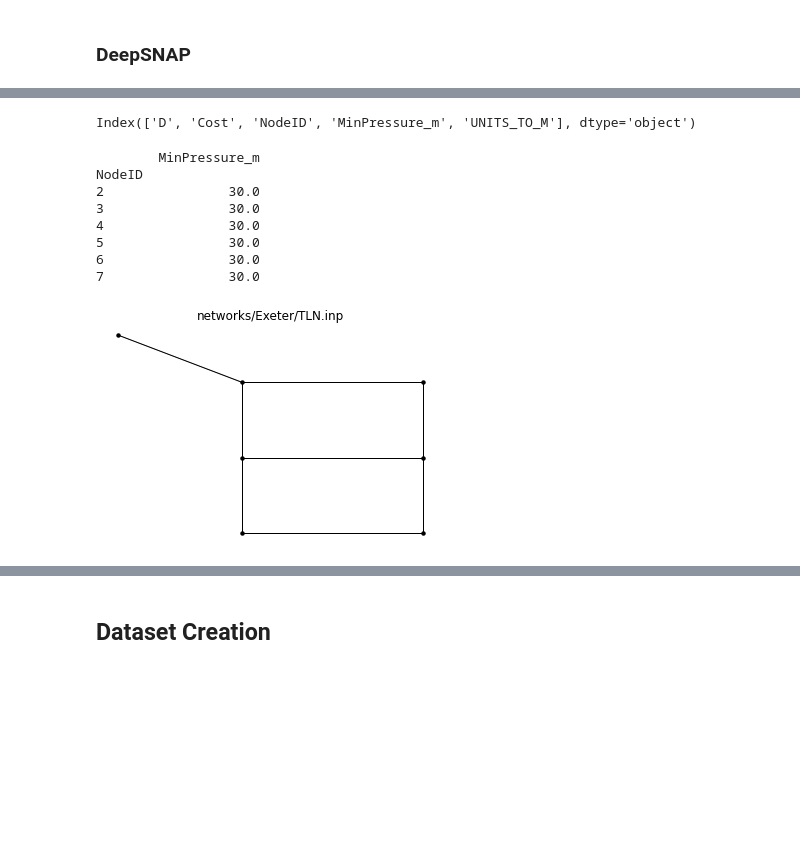
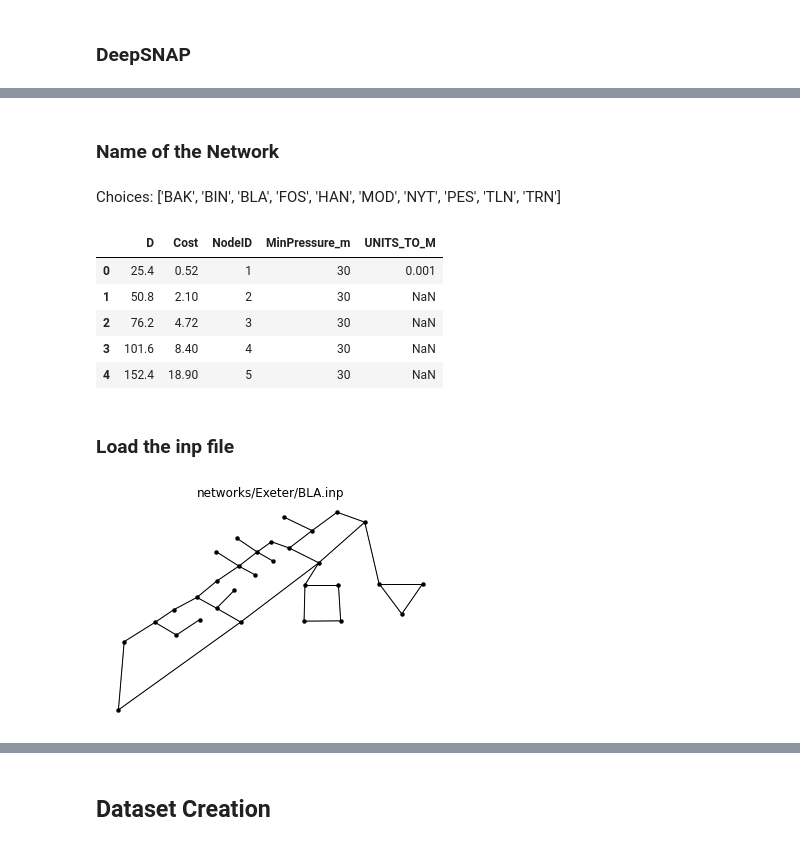
Before and after one commit to alextremo0205/AnyTown_DB, a Jupyter notebook: Exeter_Geom_DB.ipynb, the cells around one changed output, grey strips where cells are left out. Saved outputs shown, nothing was run; the diff lists cells and outputs as text; code cells hidden in the pictures; blank space fills up the shorter version.

```diff
--- a/Exeter_Geom_DB.ipynb
+++ b/Exeter_Geom_DB.ipynb
@@ -42,6 +66,11 @@ def load_inp(inp_file_path):
     results_WDS = sim_WDS.run_sim()
 
     return(wn_WDS, sim_WDS, results_WDS)
+# %% [markdown]
+### Name of the Network
+# %% [markdown]
+Choices:
+\['BAK', 'BIN', 'BLA', 'FOS', 'HAN', 'MOD', 'NYT', 'PES', 'TLN', 'TRN']
 # %%
-name_WDS = 'TLN'
+name_WDS = 'BLA'
 # %%
@@ -49,24 +79,24 @@ WDS_info = pd.read_csv('./networks/Exeter/TLN_info.csv', dtype = {'NodeID': str}
 # %%
-WDS_info.columns
+WDS_info.head()
 # %% [output]
-Index(['D', 'Cost', 'NodeID', 'MinPressure_m', 'UNITS_TO_M'], dtype='object')
+|  | D | Cost | NodeID | MinPressure_m | UNITS_TO_M |
+| 0 | 25.4 | 0.52 | 1 | 30 | 0.001 |
+| 1 | 50.8 | 2.10 | 2 | 30 | NaN |
+| 2 | 76.2 | 4.72 | 3 | 30 | NaN |
+| 3 | 101.6 | 8.40 | 4 | 30 | NaN |
+| 4 | 152.4 | 18.90 | 5 | 30 | NaN |
 # %%
+#Transform the min. pressure of the nodes into a pandas dataframe
 min_pres = WDS_info[['NodeID', 'MinPressure_m']].dropna()
 min_pres = min_pres.set_index('NodeID')
-print(min_pres)
 
+#Obtain the conversion factor for the diameters (Some are given in inches, meters, or mm)
 UNIT_TO_M = WDS_info['UNITS_TO_M'].dropna().item()
-# %% [output]
-        MinPressure_m
-NodeID
-2                30.0
-3                30.0
-4                30.0
-5                30.0
-6                30.0
-7                30.0
+# %% [markdown]
+### Load the inp file
 # %%
 path= 'networks/Exeter/'+name_WDS+'.inp'
-wn_WDS, b, c = load_inp(path)
+wn_WDS, _, _ = load_inp(path)
+#wn_WDS = wntr.network.WaterNetworkModel(path)
 # %% [output]
-[figure, old version]
+[figure, new version]
```
Also changed, not shown: parts of 39 cells of this notebook, 34 other files.
